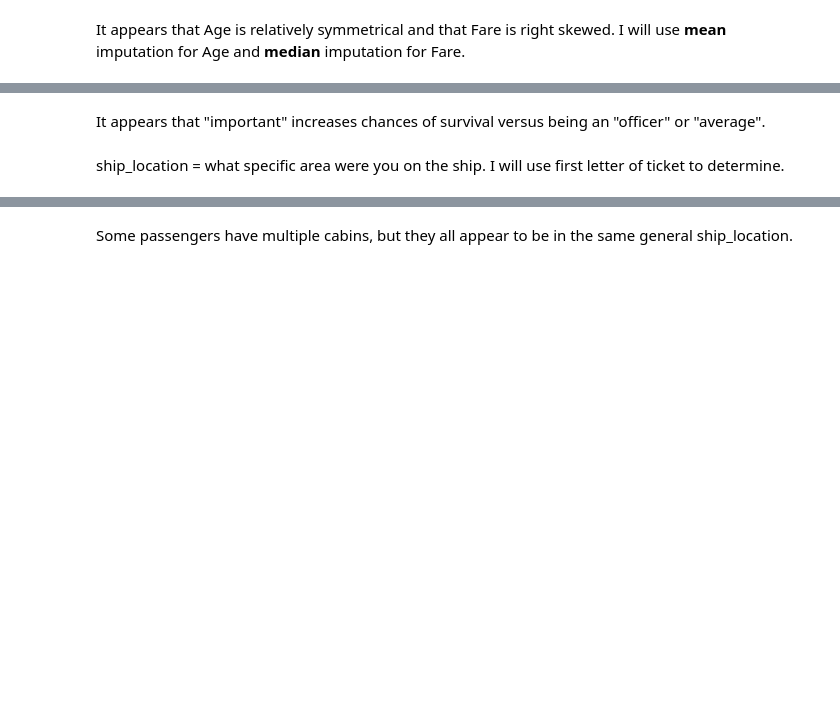
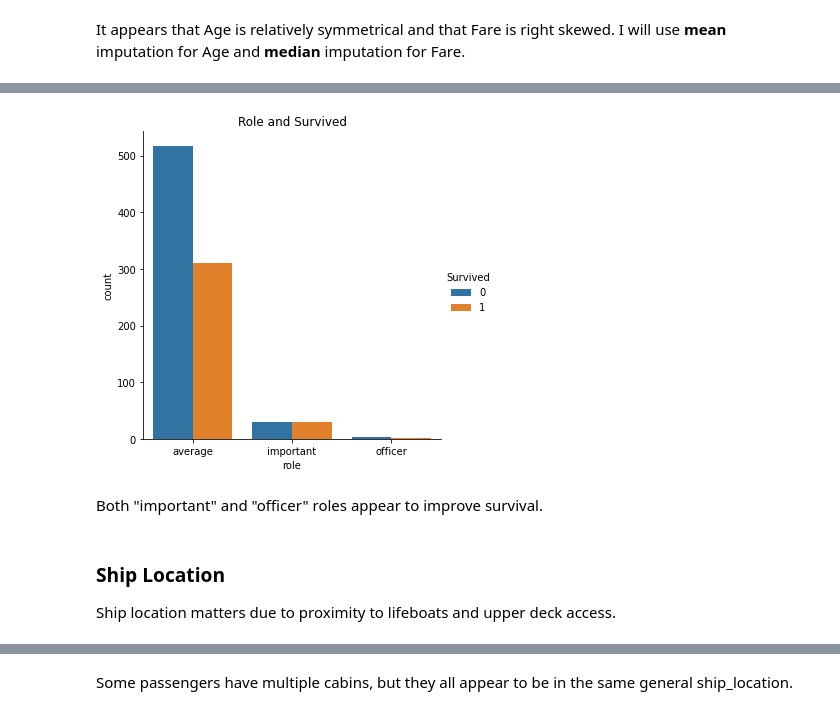
Before and after one commit to levimjoseph/kaggle-public, a Jupyter notebook: titanic-levimjoseph.ipynb, the cells around one changed output, grey strips where cells are left out. Drawn from its saved outputs; the diff is of its cells as text; code cells hidden in the pictures; blank space fills up the shorter version.

```diff
--- a/titanic-levimjoseph.ipynb
+++ b/titanic-levimjoseph.ipynb
@@ -343,7 +432,11 @@ I wonder how role interacts with survival.
 # %%
-# ship_location and survived
-sns.catplot(x='role', hue='Survived', data=e_train_df, kind='count')
+# role and survived
+sns.catplot(x='role', hue='Survived', data=e_train_df, kind='count').set(title='Role and Survived')
+plt.show()
+# %% [output]
+[figure, added]
-# %% [markdown]
-It appears that "important" increases chances of survival versus being an "officer" or "average".
-# %% [markdown]
-ship_location = what specific area were you on the ship. I will use first letter of ticket to determine.
+# %% [markdown]
+Both "important" and "officer" roles appear to improve survival.
+# %% [markdown]
+### Ship Location
+Ship location matters due to proximity to lifeboats and upper deck access.
```
Also changed, not shown: parts of 95 cells of this notebook.
